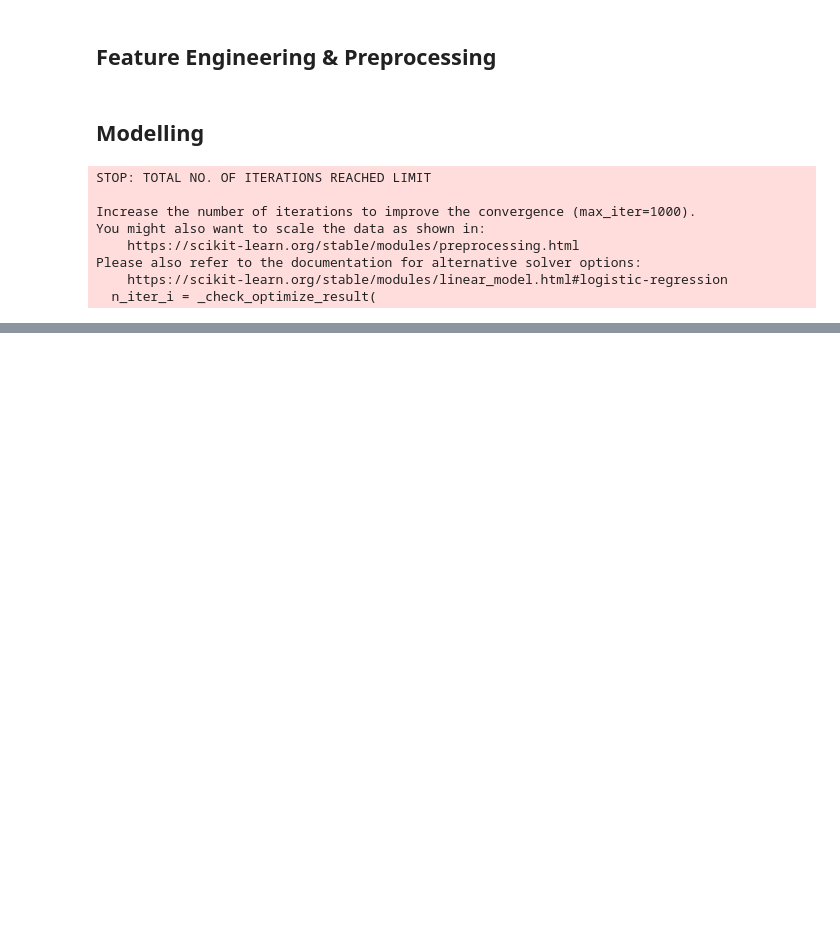
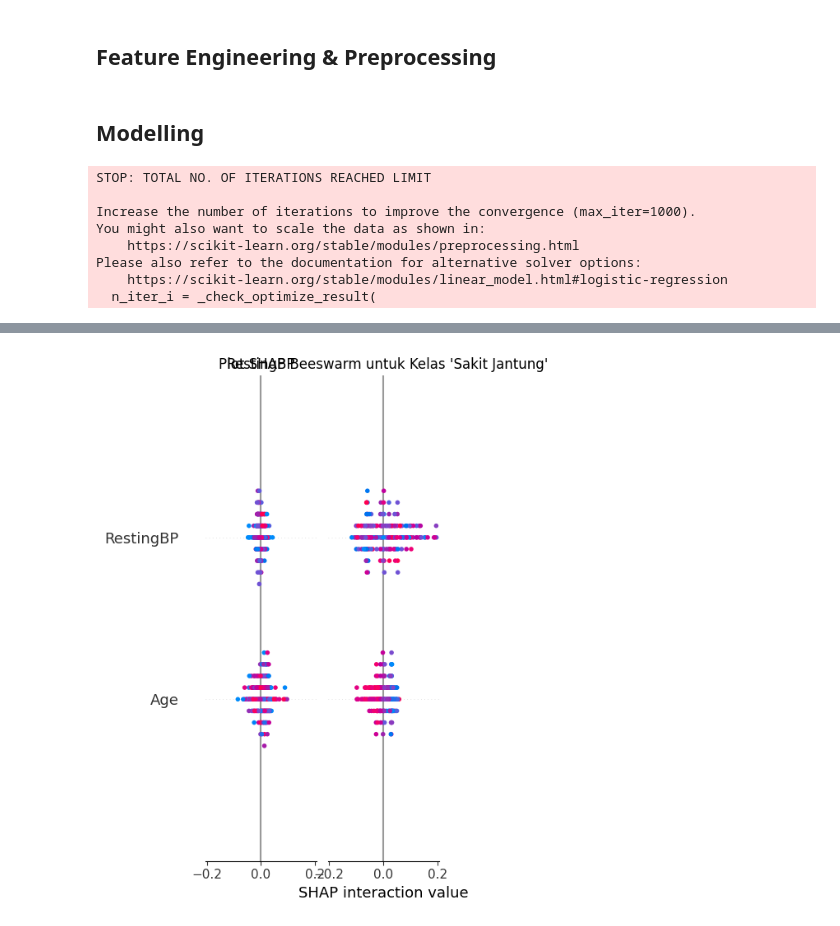
Before and after one commit to helloafterworld/data-science-no-tabi, a Jupyter notebook: Desktop/DS/01-heart_disease_dataset/heart_failure_analysis.ipynb, the cells around one changed output, grey strips where cells are left out. Saved outputs shown, nothing was run; the diff lists cells and outputs as text; code cells hidden in the pictures; blank space fills up the shorter version.

```diff
--- a/Desktop/DS/01-heart_disease_dataset/heart_failure_analysis.ipynb
+++ b/Desktop/DS/01-heart_disease_dataset/heart_failure_analysis.ipynb
@@ -100,3 +143,12 @@ sns.countplot(data=df, x='Sex', hue='HeartDisease')
+# %%
+# Contoh (ini hanya hipotesis, bukan saran medis)
+df['BPRatio'] = df['RestingBP'] / df['MaxHR']
+
+# Membuat kategori umur
+bins = [20, 40, 60, 80]
+labels = ['Muda', 'Paruh Baya', 'Lansia']
+df['AgeGroup'] = pd.cut(df['Age'], bins=bins, labels=labels, right=False)
+# Jangan lupa melakukan one-hot encoding pada AgeGroup ini nanti
 # %% [markdown]
 ## Feature Engineering & Preprocessing
 # %%
@@ -160,0 +284,74 @@ weighted avg       0.88      0.88      0.88       184
+# %%
+# --- BLOK KODE DEBUGGING BARU ---
+# Salin dan jalankan semua kode ini di satu sel BARU.
+
+import pandas as pd
+from sklearn.ensemble import RandomForestClassifier
+from sklearn.preprocessing import StandardScaler
+import shap
+
+print("--- Memulai Proses Debugging Terisolasi ---")
+
+try:
+    # 1. Latih ulang model HANYA dengan parameter terbaik dari GridSearchCV Anda
+    #    (Berdasarkan notebook Anda, parameternya adalah ini)
+    best_params = {'max_depth': None, 'min_samples_split': 5, 'n_estimators': 100}
+    clean_rf_model = RandomForestClassifier(random_state=42, **best_params)
+
+    # 2. Lakukan scaling ulang untuk memastikan data konsisten
+    #    Penting: kita menggunakan variabel X_train dan X_test yang sudah di-split sebelumnya
+    scaler_debug = StandardScaler()
+    X_train_scaled_debug = scaler_debug.fit_transform(X_train)
+    X_test_scaled_debug = scaler_debug.transform(X_test)
+
+    # 3. Latih model dengan data yang 'bersih' dan sudah di-scale
+    clean_rf_model.fit(X_train_scaled_debug, y_train)
+    print("Model berhasil dilatih ulang.")
+
+    # 4. Buat explainer baru
+    explainer_debug = shap.TreeExplainer(clean_rf_model)
+    print("Explainer SHAP berhasil dibuat.")
+
+    # 5. Hitung SHAP values baru
+    shap_values_debug = explainer_debug.shap_values(X_test_scaled_debug)
+    print("SHAP values berhasil dihitung.")
+
+    # 6. Cek bentuk (shape) dari variabel-variabel kunci
+    #    Ini adalah bagian terpenting untuk diagnosis.
+    print("\n--- Pengecekan Bentuk (Shape) ---")
+    print(f"Bentuk X_test: {X_test.shape}")
+    print(f"Bentuk X_test_scaled_debug: {X_test_scaled_debug.shape}")
+
+    # explainer.shap_values() untuk binary classification mengembalikan list berisi 2 array
+    if isinstance(shap_values_debug, list) and len(shap_values_debug) == 2:
+        print(f"Panjang list shap_values_debug: {len(shap_values_debug)}")
+        print(f"Bentuk shap_values_debug untuk kelas 0: {shap_values_debug[0].shape}")
+        print(f"Bentuk shap_values_debug untuk kelas 1: {shap_values_debug[1].shape}")
+
+        # Pilih shap_values untuk kelas positif (biasanya indeks 1)
+        shap_values_to_plot = shap_values_debug[1]
+    else:
+        # Jika outputnya hanya satu array (jarang terjadi untuk classifier)
+        print(f"Bentuk shap_values_debug (array tunggal): {shap_values_debug.shape}")
+        shap_values_to_plot = shap_values_debug
+
+    print("---------------------------------")
+
+    # 7. Coba buat plot lagi dengan variabel yang baru
+    print("\nMencoba membuat plot SHAP...")
+
+    # Membuat DataFrame dari X_test yang sudah di-scale untuk plot
+    # Ini untuk memastikan nama kolom tetap ada dan sesuai
+    X_test_df_for_plot = pd.DataFrame(X_test, columns=X.columns)
+
+    shap.summary_plot(shap_values_to_plot, X_test_df_for_plot, show=False)
+    plt.title("Plot SHAP Beeswarm untuk Kelas 'Sakit Jantung'")
+    plt.show()
+
+    print("\nPlot berhasil dibuat!")
+
+except Exception as e:
+    print(f"\n!!! Terjadi error: {e}")
+    import traceback
+    traceback.print_exc()
+# %% [output]
@@ -160,0 +370 @@ weighted avg       0.88      0.88      0.88       184
+[figure, added]
```
Also changed, not shown: parts of 15 cells of this notebook, 2 other files.
